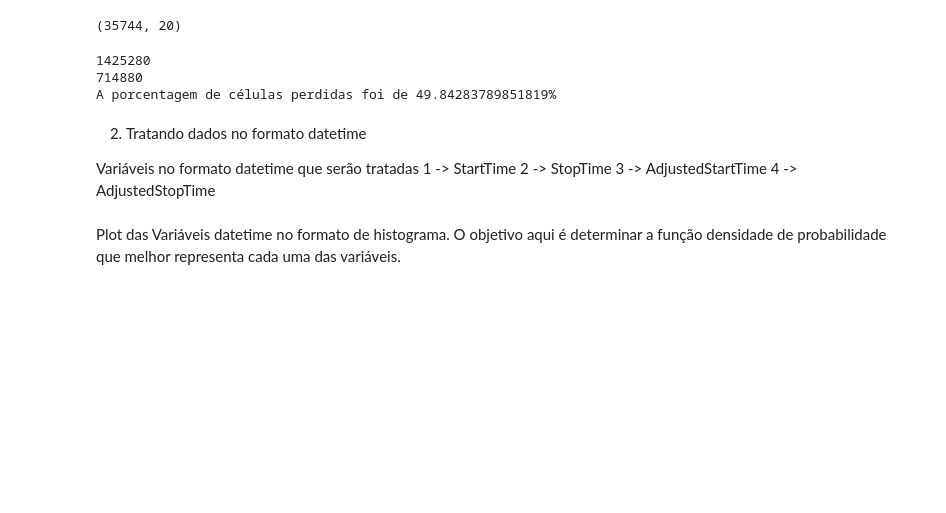
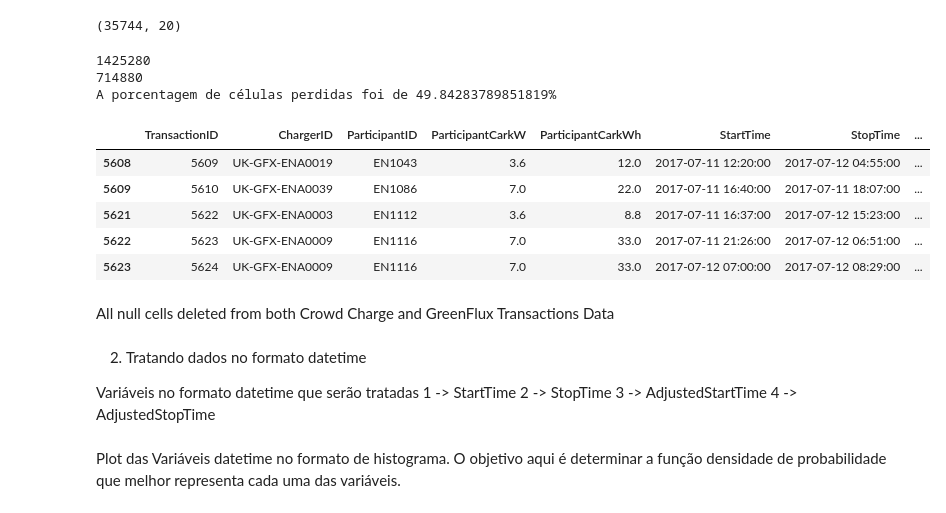
Before and after one commit to devrveiga/task_timeseries, a Jupyter notebook: dataVE.ipynb, the cells around one changed output. Drawn from its saved outputs; the diff is of its cells as text; code cells hidden in the pictures; blank space fills up the shorter version.

```diff
--- a/dataVE.ipynb
+++ b/dataVE.ipynb
@@ -186,6 +204,17 @@ print(f'Percentage of cells deleted was {100*(1 - tamanhofiltered/tamanhodatanot
 1425280
 714880
 A porcentagem de células perdidas foi de 49.84283789851819%
+# %%
+dfgf.dropna().head()
+# %% [output]
+|  | TransactionID | ChargerID | ParticipantID | ParticipantCarkW | ParticipantCarkWh | StartTime | StopTime | ... |
+| 5608 | 5609 | UK-GFX-ENA0019 | EN1043 | 3.6 | 12.0 | 2017-07-11 12:20:00 | 2017-07-12 04:55:00 | ... |
+| 5609 | 5610 | UK-GFX-ENA0039 | EN1086 | 7.0 | 22.0 | 2017-07-11 16:40:00 | 2017-07-11 18:07:00 | ... |
+| 5621 | 5622 | UK-GFX-ENA0003 | EN1112 | 3.6 | 8.8 | 2017-07-11 16:37:00 | 2017-07-12 15:23:00 | ... |
+| 5622 | 5623 | UK-GFX-ENA0009 | EN1116 | 7.0 | 33.0 | 2017-07-11 21:26:00 | 2017-07-12 06:51:00 | ... |
+| 5623 | 5624 | UK-GFX-ENA0009 | EN1116 | 7.0 | 33.0 | 2017-07-12 07:00:00 | 2017-07-12 08:29:00 | ... |
+# %% [markdown]
+All null cells deleted from both Crowd Charge and GreenFlux Transactions Data
 # %% [markdown]
 2. Tratando dados no formato datetime
 
```
Also changed, not shown: parts of 3 cells of this notebook, 1 other file.
